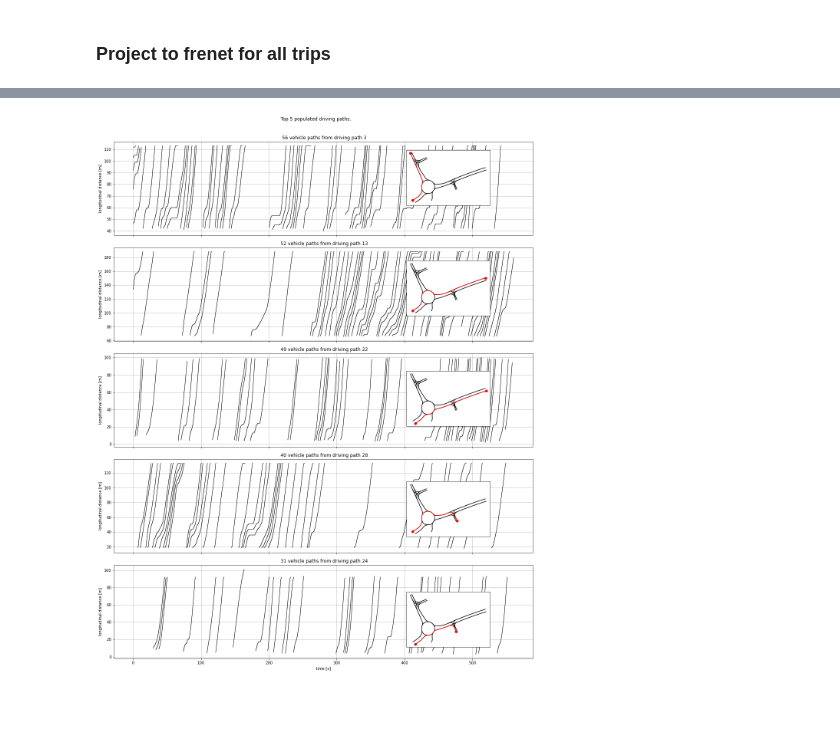
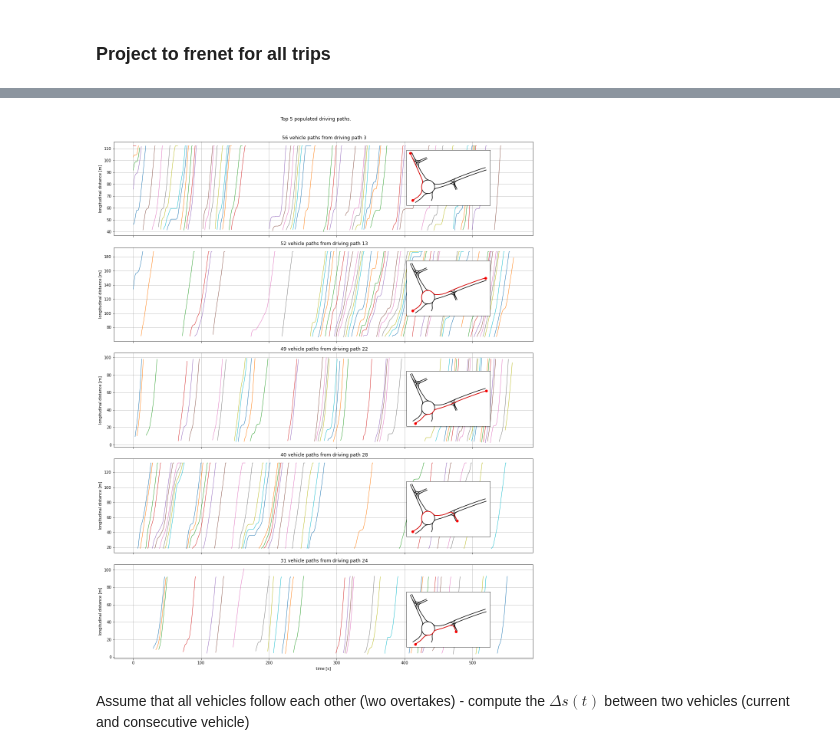
Before and after one commit to kopytjuk/opendd-analysis, a Jupyter notebook: notebooks/Distance Analysis.ipynb, the cells around one changed output, grey strips where cells are left out. Saved outputs shown, nothing was run; the diff lists cells and outputs as text; code cells hidden in the pictures; blank space fills up the shorter version.

```diff
--- a/notebooks/Distance Analysis.ipynb
+++ b/notebooks/Distance Analysis.ipynb
@@ -150,6 +150,8 @@ from src.opendd import VEHICLE_CLASSES
 from src.preprocess import transform_df_to_trajectory_gdf
 # %%
 data_path = "../data/raw/rdb1.parquet"
+# %%
+VEHICLE_SAMPLE_RATE = 30.0
 # %%
 df = pd.read_parquet(data_path)
 # %%
@@ -361,9 +391,9 @@ class DiscreteReferencePath:
         return self.points[-1, 0] + self.spatial_resolution
 
     @classmethod
-    def from_linestring(cls, ls: LineString, resolution=1.0):
+    def from_linestring(cls, ls: LineString, resolution=1.0, cut_length: float = 1.0):
 
-        path_samples = np.arange(0, ls.length, resolution)
+        path_samples = np.arange(cut_length, ls.length-cut_length, resolution)
         ls_pts = LineString([ls.interpolate(s, normalized=False) for s in path_samples])
         ls_pts = np.array(ls_pts.xy).T  # N x 2
 
@@ -438,11 +470,11 @@ ax_frenet_lat.set_ylim([-10, 10])
 # %% [markdown]
 ### Project to frenet for all trips
 # %%
-reference_paths = [DiscreteReferencePath.from_linestring(dp.path) for dp in paths]
+reference_paths = [DiscreteReferencePath.from_linestring(dp.path, resolution=0.05) for dp in paths]
 # %%
 def row_to_frenet(row: pd.Series, reference_paths: List[DiscreteReferencePath]) -> LineString:
     path_id = row["path_id"]
     ref_path = reference_paths[path_id]
     return ref_path.linestring_to_frenet(row["geometry"])
 # %%
-gdf_traces["frenet_path"] = gdf_traces.apply(lambda row: row_to_frenet(row, reference_paths), axis=1)
+gdf_traces["frenet_path"] = gpd.GeoSeries(gdf_traces.apply(lambda row: row_to_frenet(row, reference_paths), axis=1))
@@ -464,33 +486,35 @@ fig, axs = plt.subplots(nrows=N, figsize=(16, 4*N), sharex=True)
 toplist_path = gdf_traces["path_id"].value_counts()
 
 for i, (path_id, cnt) in enumerate(toplist_path.iloc[:N].iteritems()):
 
     ax = axs[i]
 
     map_ax = fig.add_axes([0.7, 0.85 - 1/N*i, 0.2, 1/N*0.5])
 
     trafficlanes.plot(ax=map_ax, color="k", label="road network")
     paths[path_id].plot(map_ax, color="red")
 
     vehicle_paths = gdf_traces[gdf_traces["path_id"]==path_id]
     # map_ax.set_axis_off()
     map_ax.axes.get_xaxis().set_visible(False)
     map_ax.axes.get_yaxis().set_visible(False)
 
 
     for i, vp in vehicle_paths.iterrows():
 
         lon_array, lat_array = vp["frenet_path"].xy
-        time_array = vp["START_TIME"] + 1/30*np.arange(0, vp["NUM_SAMPLES"])
-        ax.plot(time_array, lon_array, lw=1, color="k")
+        time_array = vp["START_TIME"] + 1/VEHICLE_SAMPLE_RATE*np.arange(0, vp["NUM_SAMPLES"])
+        ax.plot(time_array, lon_array, lw=1)
     ax.set_title(f"{cnt: d} vehicle paths from driving path {path_id:d}")
 
     ax.grid()
     ax.set_ylabel("longitudinal distance [m]")
 
 axs[-1].set_xlabel("time [s]")
 
 fig.suptitle(f"Top {N} populated driving paths.", y=1.01)
 plt.tight_layout()
 # %% [output]
-[figure, old version]
+[figure, new version]
+# %% [markdown]
+Assume that all vehicles follow each other (\wo overtakes) - compute the $\Delta s(t)$ between two vehicles (current and consecutive vehicle)
```
Also changed, not shown: parts of 24 cells of this notebook, 1 other file.
